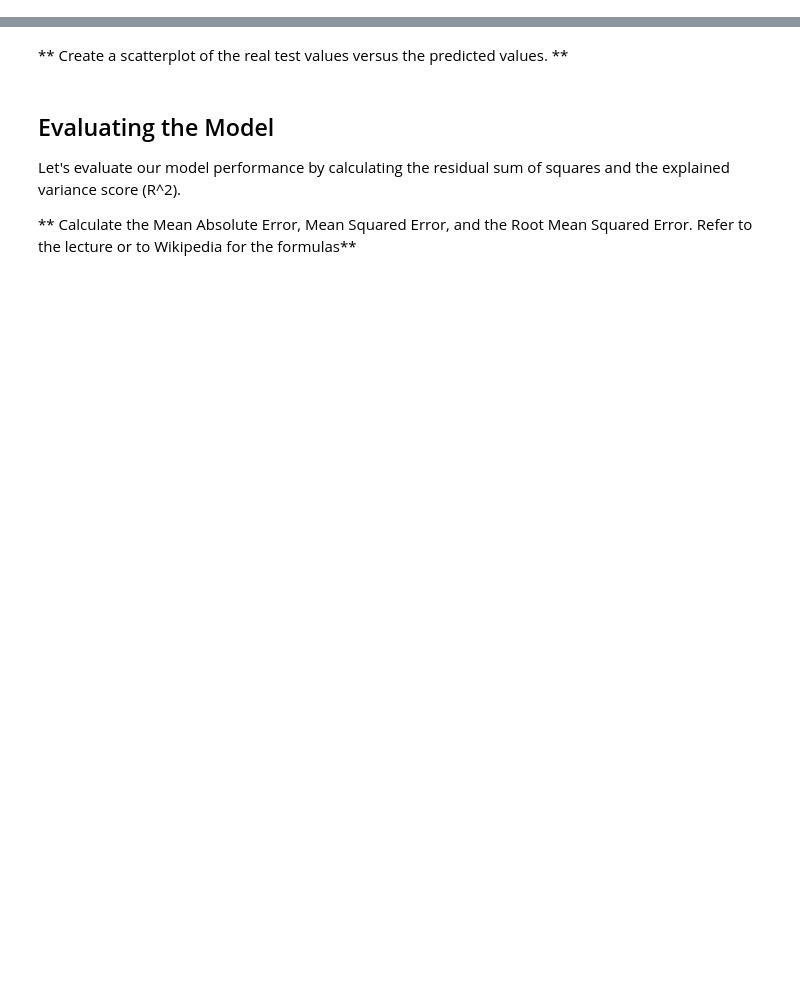
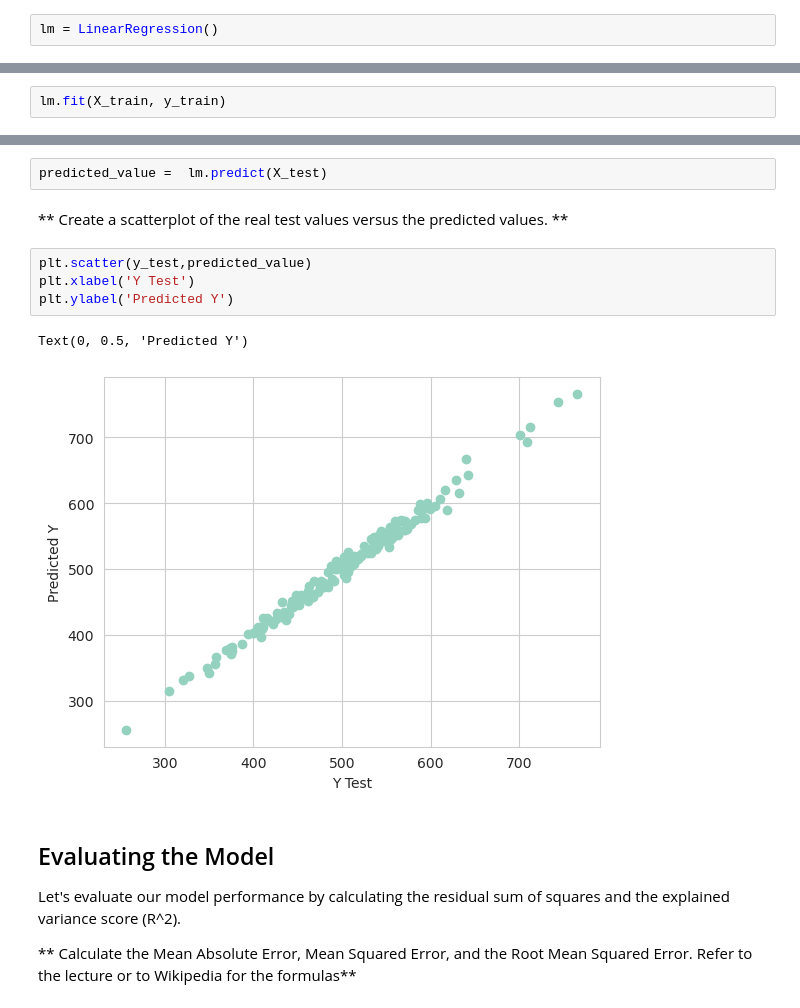
Before and after one commit to Basi10/data_science_bootcamp, a Jupyter notebook: Linear Regression/02-Linear Regression Project.ipynb, the cells around one changed output, grey strips where cells are left out. Saved outputs shown, nothing was run; the diff lists cells and outputs as text; blank space fills up the shorter version.

Commit message:
trained model, predicted values and suggestions

```diff
--- a/Linear Regression/02-Linear Regression Project.ipynb
+++ b/Linear Regression/02-Linear Regression Project.ipynb
@@ -140,4 +145,8 @@ Now its time to train our model on our training data!
 # %% [markdown]
 **Create an instance of a LinearRegression() model named lm.**
+# %%
+lm = LinearRegression()
 # %% [markdown]
 ** Train/fit lm on the training data.**
+# %%
+lm.fit(X_train, y_train)
@@ -148,8 +163,17 @@ Now its time to train our model on our training data!
 Now that we have fit our model, let's evaluate its performance by predicting off the test values!
 
 ** Use lm.predict() to predict off the X_test set of the data.**
+# %%
+predicted_value =  lm.predict(X_test)
 # %% [markdown]
 ** Create a scatterplot of the real test values versus the predicted values. **
+# %%
+plt.scatter(y_test,predicted_value)
+plt.xlabel('Y Test')
+plt.ylabel('Predicted Y')
+# %% [output]
+Text(0, 0.5, 'Predicted Y')
+[figure, added]
 # %% [markdown]
 ## Evaluating the Model
 
```
Also changed, not shown: parts of 18 cells of this notebook.
